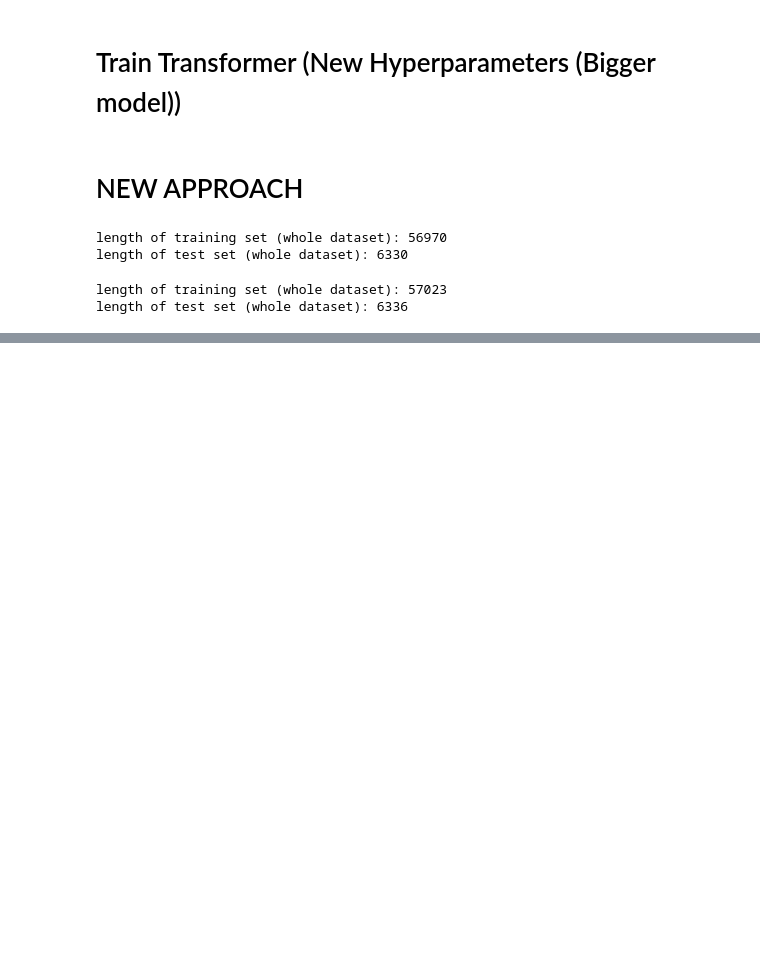
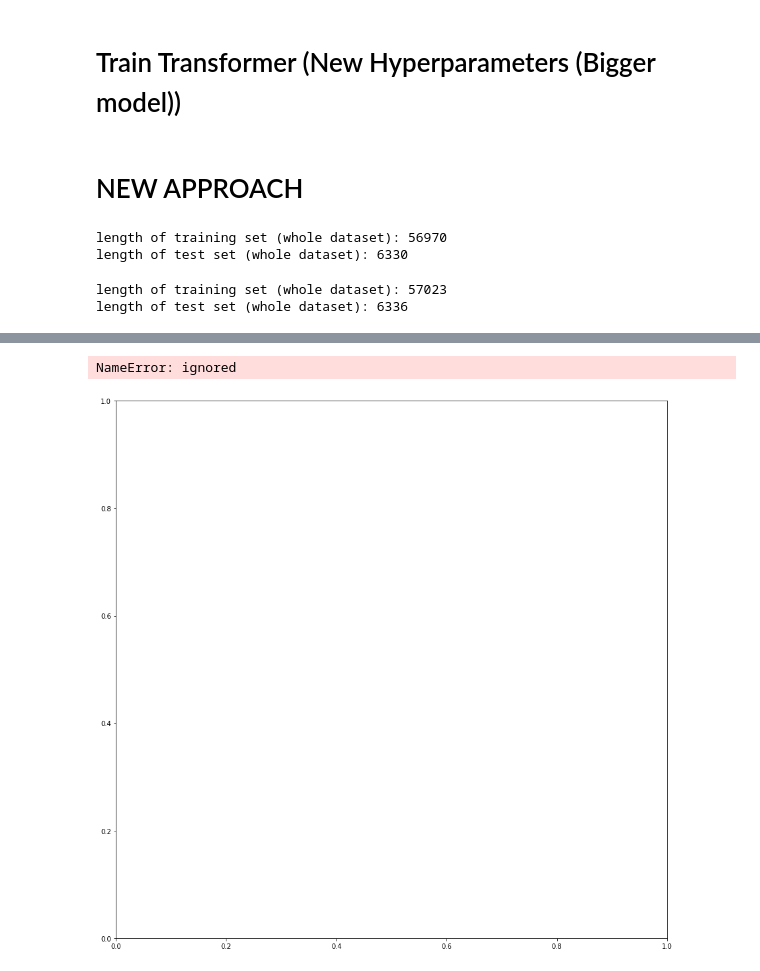
Before and after one commit to SergioTallo/Multivariate_Time_Series_Prediction_Transformers, a Jupyter notebook: bsc_arbeit.ipynb, the cells around one changed output, grey strips where cells are left out. Cells and saved outputs as stored; diff of their text form; code cells hidden in the pictures; blank space fills up the shorter version.

```diff
--- a/bsc_arbeit.ipynb
+++ b/bsc_arbeit.ipynb
@@ -1644,7 +1581,7 @@ criterion = nn.MSELoss()
 optimizer_whole = torch.optim.SGD(model_FFN_whole.parameters(), lr=lr)
 
 
-train_FFN = True
+train_FFN = False
 
 params_not_trained_whole = model_FFN_whole.parameters()
 
@@ -1866,7 +1771,7 @@ print('Setup optimizer Ok')
 train_transformer = True
 
 if train_transformer is True:
-  trained_model_transformer, train_losses_1, test_losses_1 = training_transformer(
+  trained_model_transformer_1, train_losses_1, test_losses_1 = training_transformer(
       model= model_transformer,
       optimizer= optimizer,
       criterion= criterion,
@@ -1877,9 +1782,9 @@ if train_transformer is True:
 
 end_time = datetime.now()
 time_diff = (end_time - start_time)
-execution_time = time_diff.total_seconds() * 1000
+execution_time = time_diff.total_seconds()
 
-print(f'{execution_time} miliseconds')
+print(f'Training time: {execution_time} seconds')
 # %% [output]
 Setup model Ok
 Setup optimizer Ok
@@ -1897,0 +1825,25 @@ KeyboardInterrupt: ignored
+# %%
+if train_transformer is True:
+
+  # Show results of the loss function
+
+  fig = plt.figure(figsize = (15,15))
+
+  ax = fig.add_subplot(111)
+  plt.ion()
+
+  fig.show()
+  fig.canvas.draw()
+
+  ax.plot([np.mean(i) for i in train_losses_whole], label= 'Train Loss Baseline model')
+
+  ax.plot([np.mean(i) for i in train_losses_1], label= 'Train_loss Transformer model')
+  ax.plot([np.mean(i) for i in test_losses_1], label= 'Test_loss Transformer model')
+  ax.set_title("Training results Transformer (6 encoder layers, 1 decoder layer, 6 heads. SGD")
+  ax.set_xlabel('Epoch')
+  ax.set_ylabel('Mean Squared Error')
+  ax.legend()
+  fig.canvas.draw()
+# %% [output]
+NameError: ignored
+[figure, added]
```
Also changed, not shown: parts of 26 cells of this notebook.
